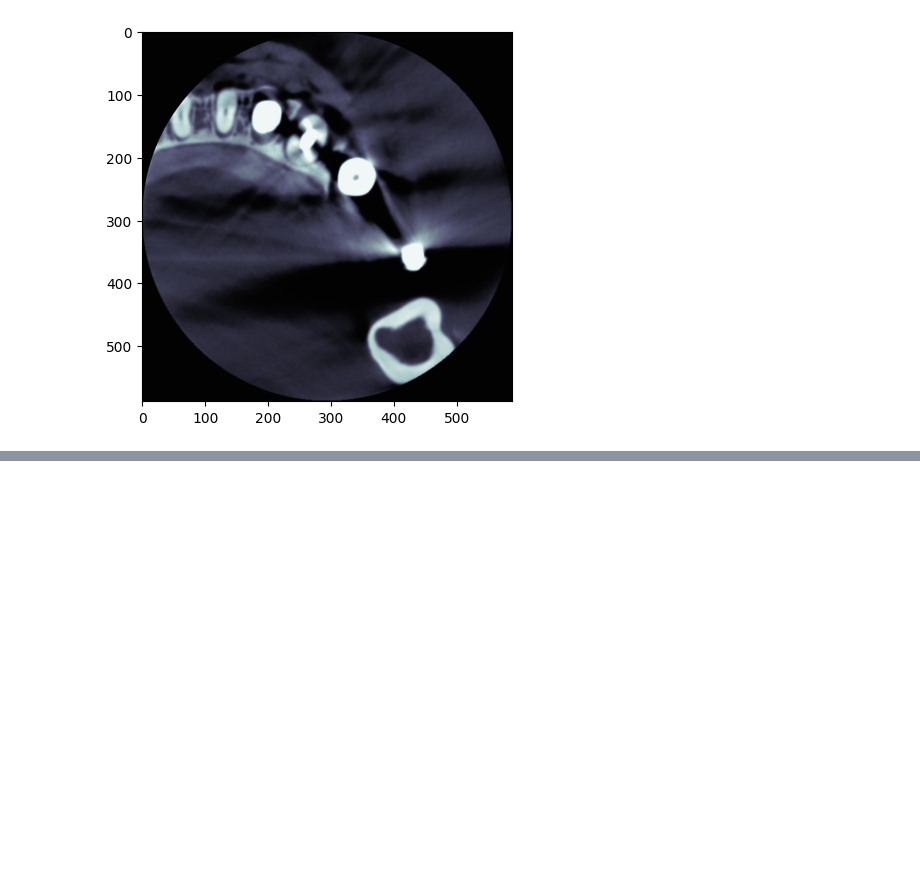
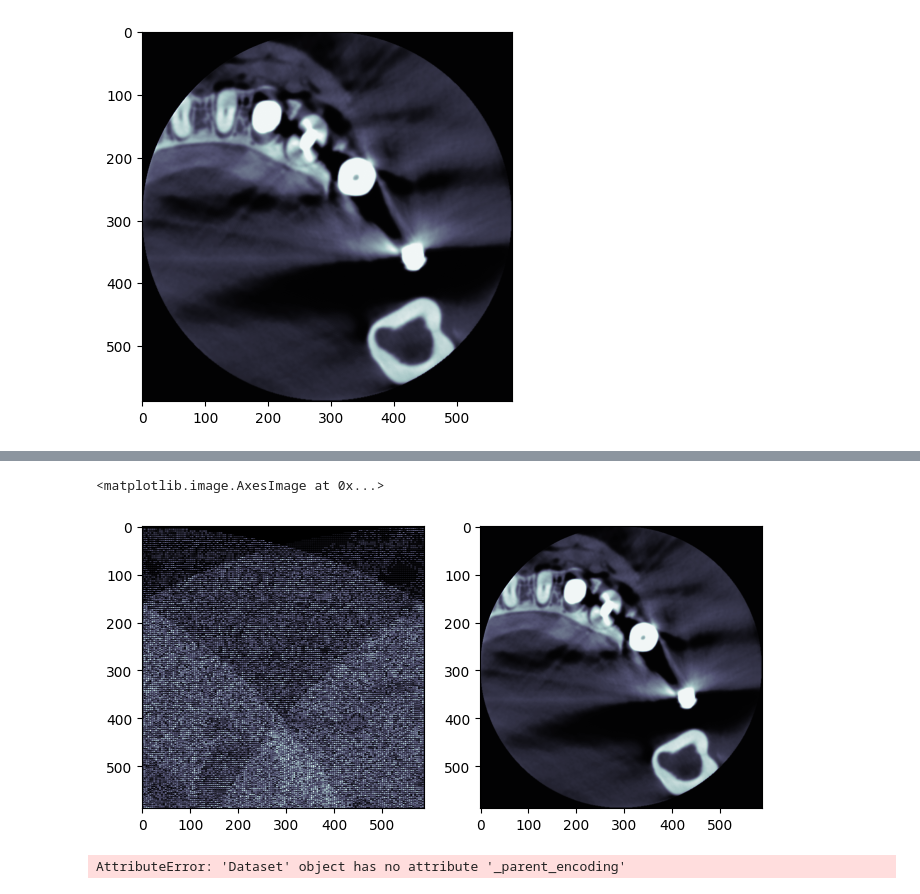
Before and after one commit to FilLTP89/artefacts, a Jupyter notebook: notebooks/dicom_loop.ipynb, the cells around one changed output, grey strips where cells are left out. Cells and saved outputs as stored; diff of their text form; code cells hidden in the pictures; blank space fills up the shorter version.

```diff
--- a/notebooks/dicom_loop.ipynb
+++ b/notebooks/dicom_loop.ipynb
@@ -142,0 +61,7 @@ plt.imshow(test.pixel_array, cmap=plt.cm.bone)
+# %%
+fig, (ax1, ax2) = plt.subplots(1, 2, figsize=(8, 4.5))
+ax1.imshow(y.pixel_array, cmap=plt.cm.bone)
+ax2.imshow(x, cmap=plt.cm.bone)
+# %% [output]
+<matplotlib.image.AxesImage at 0x...>
+[figure, added]
@@ -142,0 +70,4 @@ plt.imshow(test.pixel_array, cmap=plt.cm.bone)
+# %%
+y = dicom.dcmread(high_metal_folder[1][200])
+# %% [output]
+AttributeError: 'Dataset' object has no attribute '_parent_encoding'
```
Also changed, not shown: parts of 9 cells of this notebook, 6 other files.
